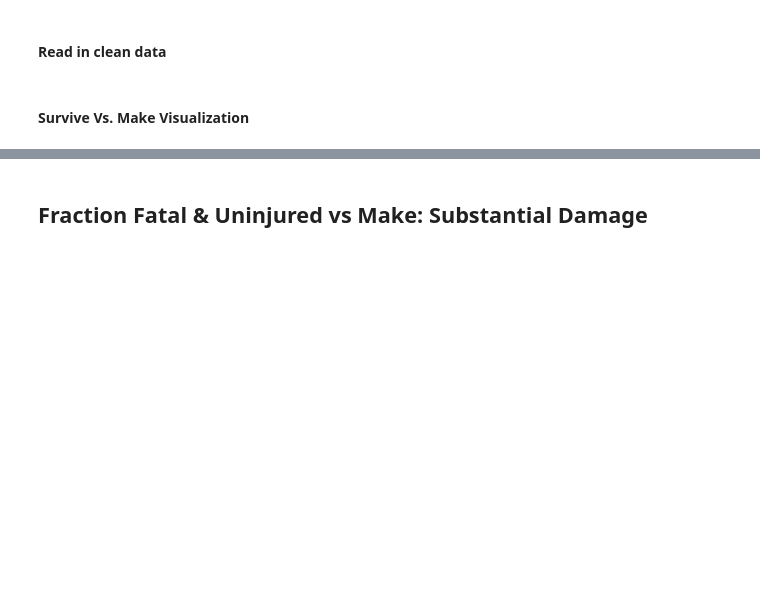
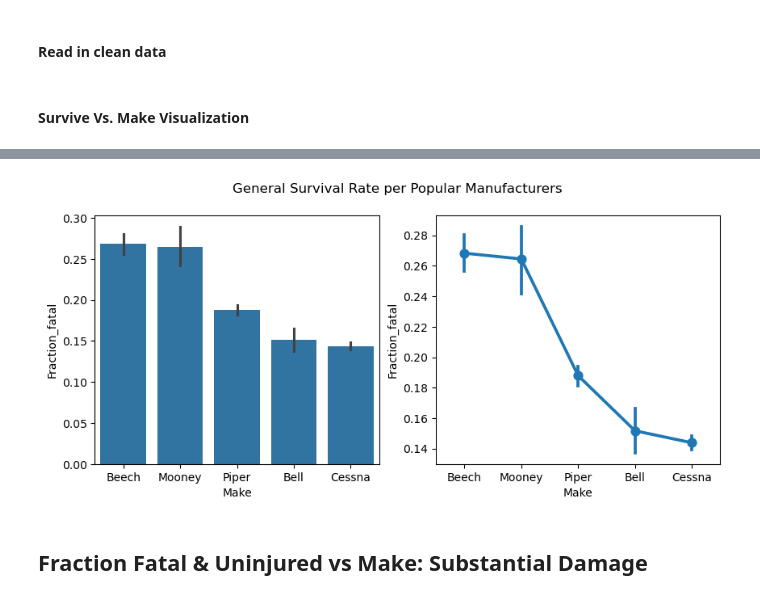
Before and after one commit to jgoett2/Phase1-Airplane-Zach-Jeff, a Jupyter notebook: Analysis.ipynb, the cells around one changed output, grey strips where cells are left out. Cells and saved outputs as stored; diff of their text form; code cells hidden in the pictures; blank space fills up the shorter version.

```diff
--- a/Analysis.ipynb
+++ b/Analysis.ipynb
@@ -30,3 +30,14 @@ fig.savefig("Images/SurviveMake")
+# %%
+fig, ax = plt.subplots(1,2, figsize = (10,4))
+
+sns.barplot(data=df, x='Make', y = 'Fraction_fatal', ax = ax[0], order=df[["Make","Fraction_fatal"]].groupby("Make").mean().sort_values("Fraction_fatal",ascending=False).index)
+sns.pointplot(data=df, x='Make', y = 'Fraction_fatal', order=df[["Make","Fraction_fatal"]].groupby("Make").mean().sort_values("Fraction_fatal",ascending=False).index, ax = ax[1])
+
+fig.suptitle('General Survival Rate per Popular Manufacturers')
+
+fig.savefig("Images/FatalMake")
+# %% [output]
+[figure, added]
 # %% [markdown]
 ## Fraction Fatal & Uninjured vs Make: Substantial Damage
 # %%
```
Also changed, not shown: parts of 2 cells of this notebook, 1 other file.
